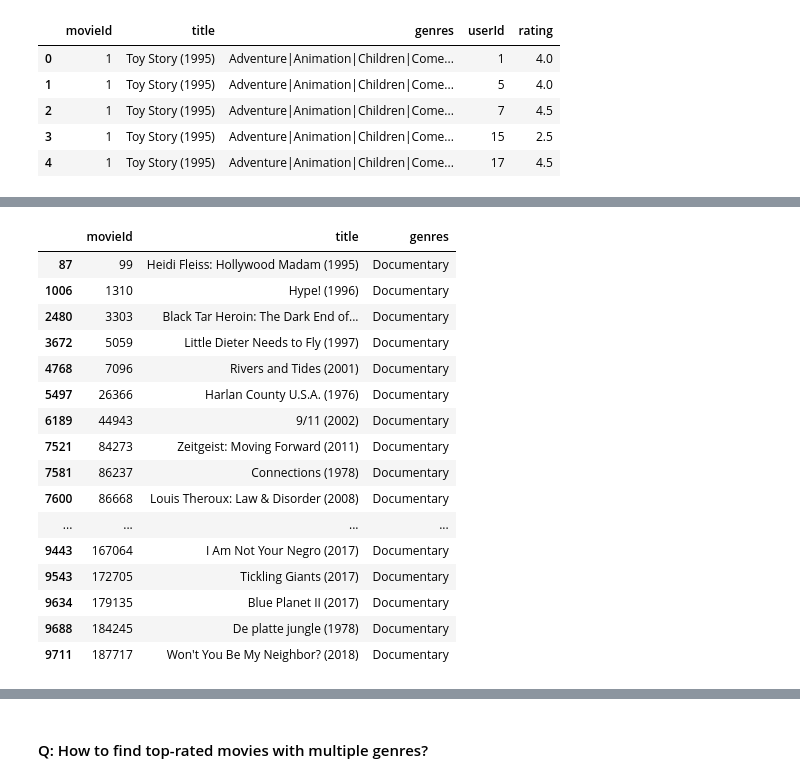
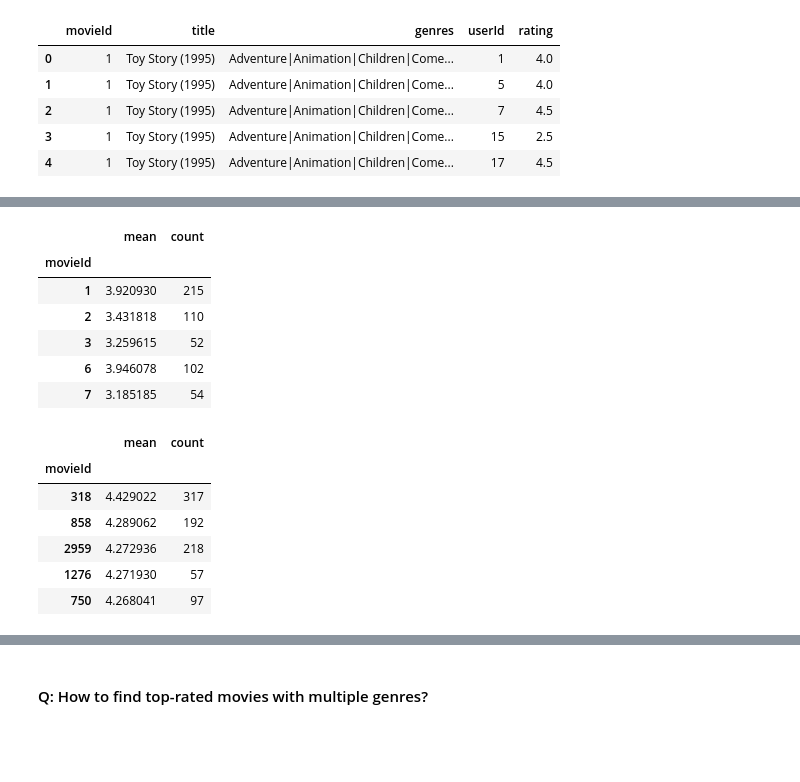
Before and after one commit to Shirleyxxy/DS-GA-1007-Project, a Jupyter notebook: 1007-project-Shirley.ipynb, the cells around one changed output, grey strips where cells are left out. Saved outputs shown, nothing was run; the diff lists cells and outputs as text; code cells hidden in the pictures; blank space fills up the shorter version.

```diff
--- a/1007-project-Shirley.ipynb
+++ b/1007-project-Shirley.ipynb
@@ -146,20 +131,22 @@ top_296.loc[top_296['genres'] == 'Horror']
-# %%
-top_296.loc[top_296['genres'] == 'Documentary']
-# %% [output]
-|  | movieId | title | genres |
-| 87 | 99 | Heidi Fleiss: Hollywood Madam (1995) | Documentary |
-| 1006 | 1310 | Hype! (1996) | Documentary |
-| 2480 | 3303 | Black Tar Heroin: The Dark End of... | Documentary |
-| 3672 | 5059 | Little Dieter Needs to Fly (1997) | Documentary |
-| 4768 | 7096 | Rivers and Tides (2001) | Documentary |
-| 5497 | 26366 | Harlan County U.S.A. (1976) | Documentary |
-| 6189 | 44943 | 9/11 (2002) | Documentary |
-| 7521 | 84273 | Zeitgeist: Moving Forward (2011) | Documentary |
-| 7581 | 86237 | Connections (1978) | Documentary |
-| 7600 | 86668 | Louis Theroux: Law & Disorder (2008) | Documentary |
-| ... | ... | ... | ... |
-| 9443 | 167064 | I Am Not Your Negro (2017) | Documentary |
-| 9543 | 172705 | Tickling Giants (2017) | Documentary |
-| 9634 | 179135 | Blue Planet II (2017) | Documentary |
-| 9688 | 184245 | De platte jungle (1978) | Documentary |
-| 9711 | 187717 | Won't You Be My Neighbor? (2018) | Documentary |
+# %%
+avg_rating_qualified = avg_rating[avg_rating['count'] >= 50]
+avg_rating_qualified.head(5)
+# %% [output]
+|  | mean | count |
+| movieId |  |  |
+| 1 | 3.920930 | 215 |
+| 2 | 3.431818 | 110 |
+| 3 | 3.259615 | 52 |
+| 6 | 3.946078 | 102 |
+| 7 | 3.185185 | 54 |
+# %%
+avg_rating_qualified.sort_values(by = 'mean', ascending = False, inplace = True)
+avg_rating_qualified.head(5)
+# %% [output]
+|  | mean | count |
+| movieId |  |  |
+| 318 | 4.429022 | 317 |
+| 858 | 4.289062 | 192 |
+| 2959 | 4.272936 | 218 |
+| 1276 | 4.271930 | 57 |
+| 750 | 4.268041 | 97 |
```
Also changed, not shown: parts of 40 cells of this notebook.
